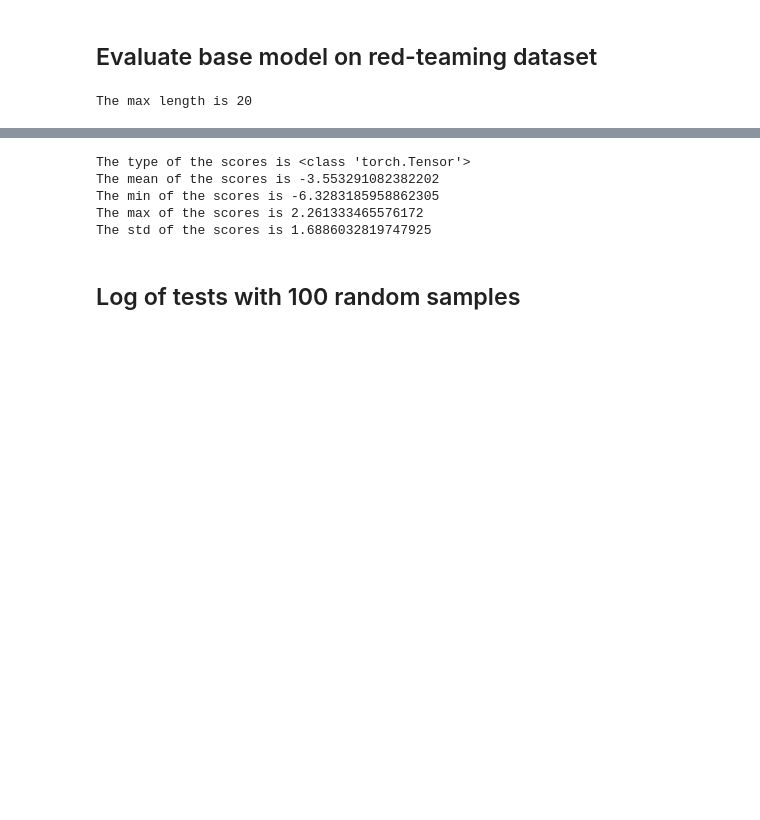
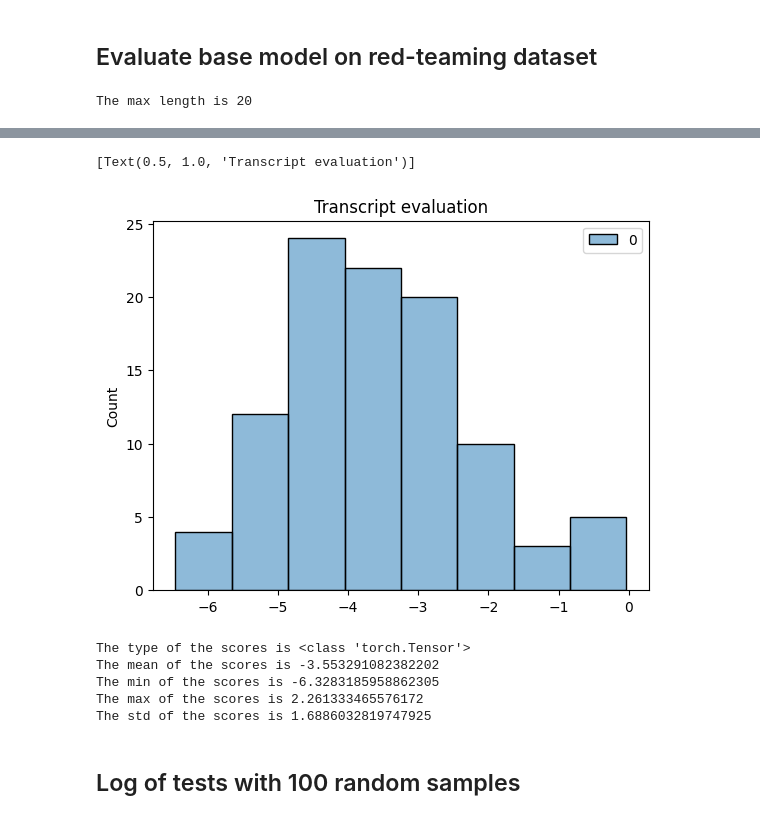
Before and after one commit to openfeedback/superhf, a Jupyter notebook: src/notebooks/peter-RM-exploration.ipynb, the cells around one changed output, grey strips where cells are left out. Saved outputs shown, nothing was run; the diff lists cells and outputs as text; code cells hidden in the pictures; blank space fills up the shorter version.

```diff
--- a/src/notebooks/peter-RM-exploration.ipynb
+++ b/src/notebooks/peter-RM-exploration.ipynb
@@ -180,3 +179,14 @@ tensor([[-5.7919],
+# %%
+subset = np.random.choice(len(dataset["train"]), 100)
+subset = [int(i) for i in subset]
+answers = [dataset["train"][i]["transcript"] for i in subset]
+inputs = tokenizer(answers, padding=True, truncation=True, max_length=rank_model.config.max_length, return_tensors='pt')
+score = rank_model(**inputs).logits.detach()
+sns.histplot(score).set(title="Transcript evaluation")
+# the questions are the strategy employed in red-teaming. A is the transcript.
+# %% [output]
+[Text(0.5, 1.0, 'Transcript evaluation')]
+[figure, added]
 # %%
 # get the mean of the scores
 print(f"The type of the scores is {type(score)}") # torch.Tensor
```
Also changed, not shown: parts of 2 cells of this notebook.
